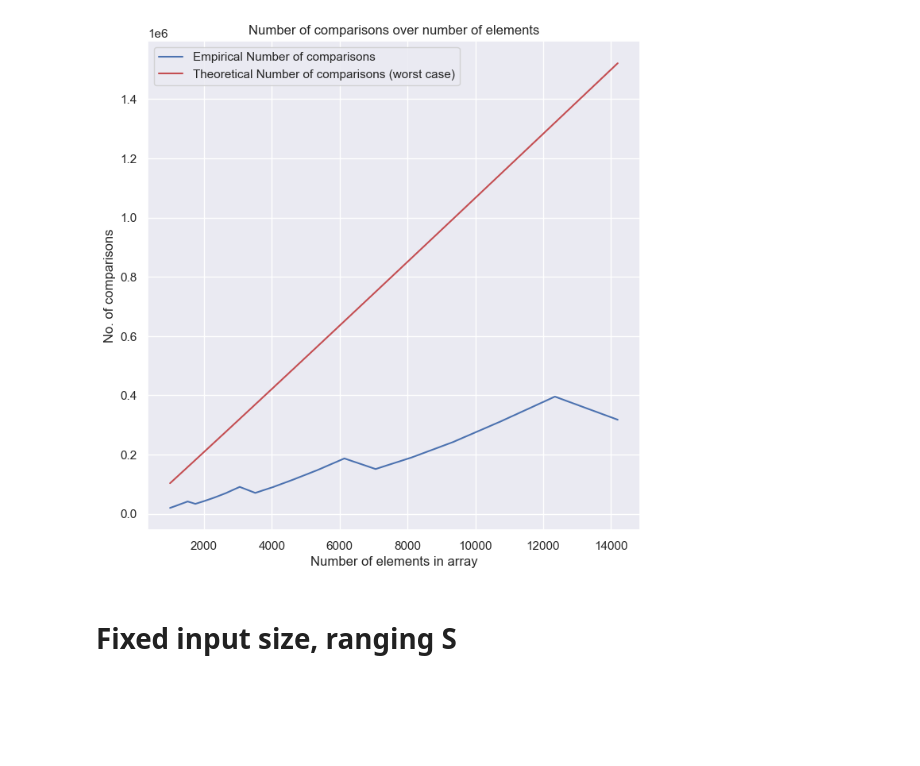
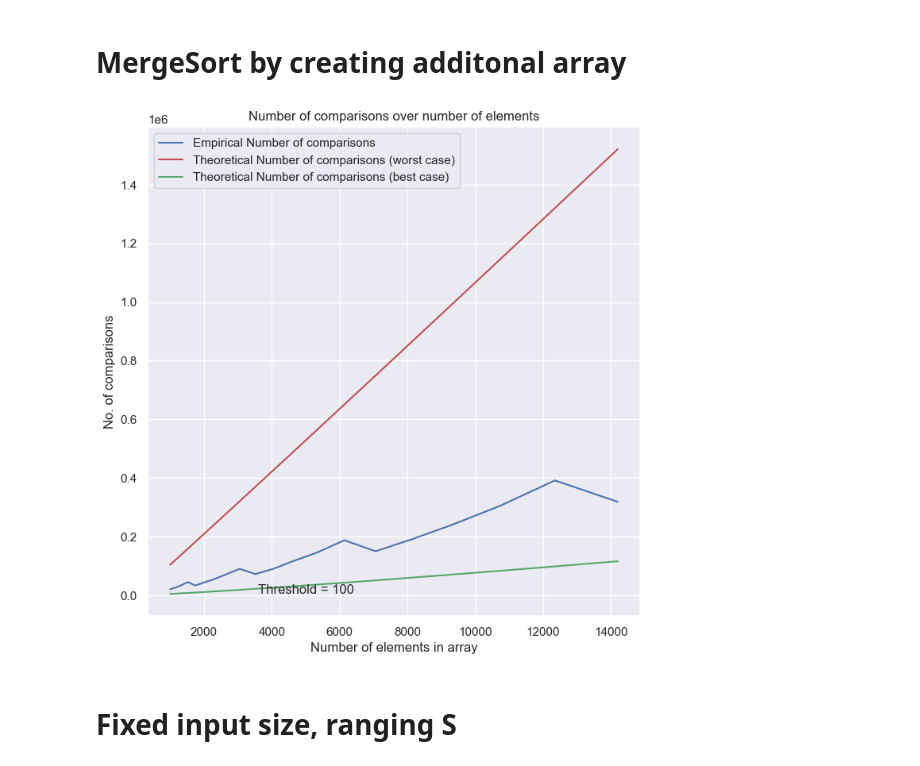
Before and after one commit to nickleezx/SC2001-Lab-Projects, a Jupyter notebook: Lab 1/Hybridsort.ipynb, the cells around one changed output. Drawn from its saved outputs; the diff is of its cells as text; code cells hidden in the pictures; blank space fills up the shorter version.

Commit message:
Added mergeSort which uses additional array instead of in place sorting, also added part d
to be squashed

```diff
--- a/Lab 1/Hybridsort.ipynb
+++ b/Lab 1/Hybridsort.ipynb
@@ -139,3 +141,5 @@ def mergeSort(arr, n, m, S):
     for i in range(8):
         print(arr[i],end=',')
     """
+# %% [markdown]
+# MergeSort by creating additonal array
@@ -195,36 +245,36 @@ for i in random_datasets.keys():
     x_theory.append(i)
     y_theory.append(i*boundary + (i* np.log2(i//boundary)))
     x_best.append(i)
     y_best.append(i+ i* np.log2(i//boundary))
 
 # Create a figure and axis
 plt.figure(figsize=(8,8))
 
 # Plot the data
 plt.plot(x, y, linestyle='-', color='b', label='Empirical Number of comparisons')
 
 plt.plot(x_theory, y_theory, linestyle='-', color='r', label='Theoretical Number of comparisons (worst case)')
 
-#plt.plot(x_best, y_best, linestyle='-', color='g', label='Theoretical Number of comparisons (best case)')
+plt.plot(x_best, y_best, linestyle='-', color='g', label='Theoretical Number of comparisons (best case)')
 
 
 # Adding title and labels
 plt.title('Number of comparisons over number of elements')
 plt.xlabel('Number of elements in array')
 plt.ylabel('No. of comparisons')
-#plt.text(5000, 5000, 'Threshold = ' + str(boundary), ha='center')
+plt.text(5000, 5000, 'Threshold = ' + str(boundary), ha='center')
 
 
 # Show grid
 plt.grid(True)
 
 # Add a legend
 plt.legend()
 
 # Display the plot
 plt.show()
 # %% [output]
-[figure, old version]
+[figure, new version]
 # %% [markdown]
 # Fixed input size, ranging S
 # %%
```
Also changed, not shown: parts of 10 cells of this notebook.
